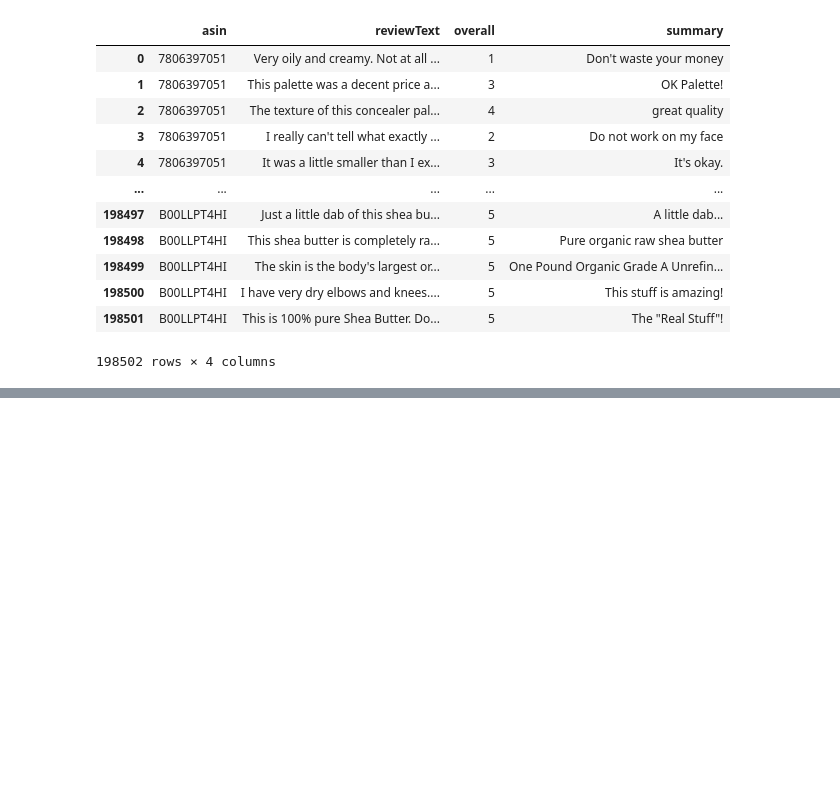
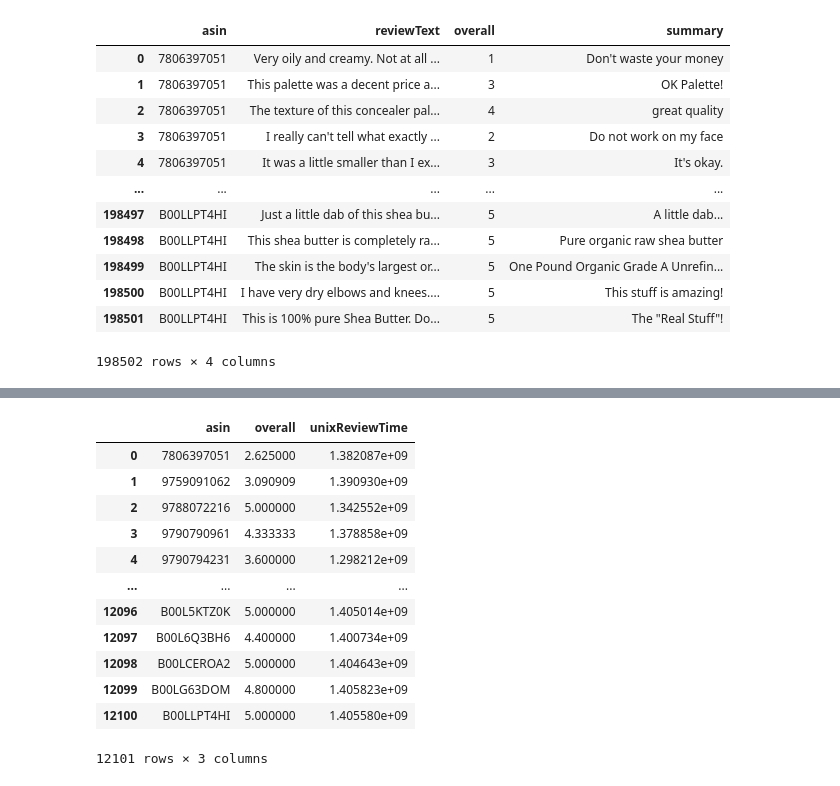
Before and after one commit to vanshika7-max/Amazon-Product-Recommendation-Engine, a Jupyter notebook: Vanshika_Raj_Product_Recommendation_Engine_Capstone_Project.ipynb, the cells around one changed output, grey strips where cells are left out. Drawn from its saved outputs; the diff is of its cells as text; code cells hidden in the pictures; blank space fills up the shorter version.

```diff
--- a/Vanshika_Raj_Product_Recommendation_Engine_Capstone_Project.ipynb
+++ b/Vanshika_Raj_Product_Recommendation_Engine_Capstone_Project.ipynb
@@ -372,0 +447,21 @@ dfNew
+# %%
+dfProductReview = rating_json.groupby("asin", as_index=False).mean()
+ProductReviewSummary = dfCount.groupby("asin")["summaryReview"].apply(list)
+ProductReviewSummary = pd.DataFrame(ProductReviewSummary)
+ProductReviewSummary.to_csv("ProductReviewSummary.csv")
+# %%
+dfProductReview
+# %% [output]
+|  | asin | overall | unixReviewTime |
+| 0 | 7806397051 | 2.625000 | 1.382087e+09 |
+| 1 | 9759091062 | 3.090909 | 1.390930e+09 |
+| 2 | 9788072216 | 5.000000 | 1.342552e+09 |
+| 3 | 9790790961 | 4.333333 | 1.378858e+09 |
+| 4 | 9790794231 | 3.600000 | 1.298212e+09 |
+| ... | ... | ... | ... |
+| 12096 | B00L5KTZ0K | 5.000000 | 1.405014e+09 |
+| 12097 | B00L6Q3BH6 | 4.400000 | 1.400734e+09 |
+| 12098 | B00LCEROA2 | 5.000000 | 1.404643e+09 |
+| 12099 | B00LG63DOM | 4.800000 | 1.405823e+09 |
+| 12100 | B00LLPT4HI | 5.000000 | 1.405580e+09 |
+12101 rows × 3 columns
```
Also changed, not shown: parts of 16 cells of this notebook.
